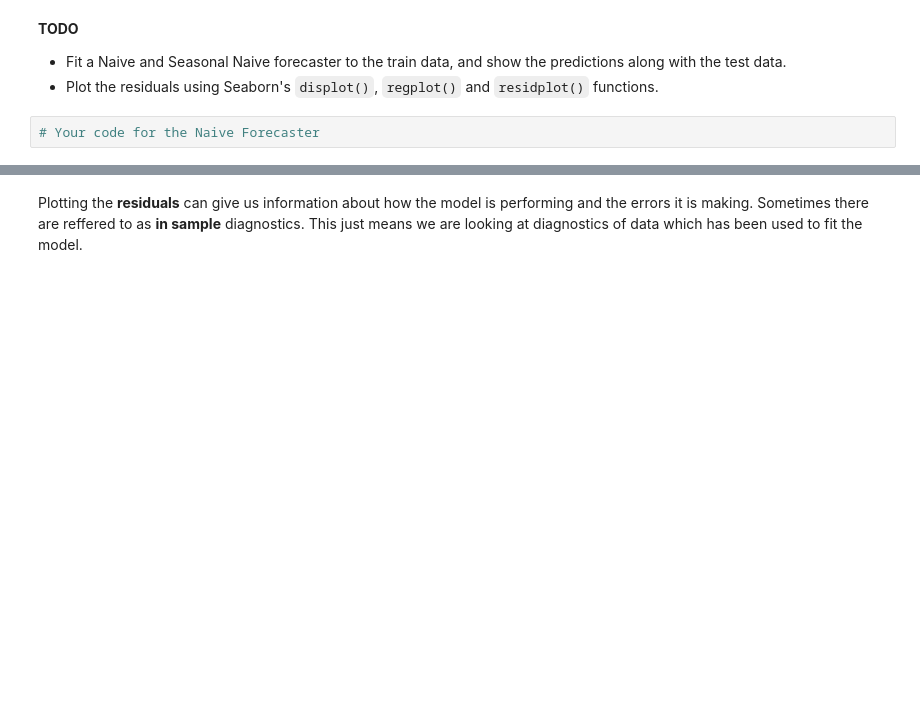
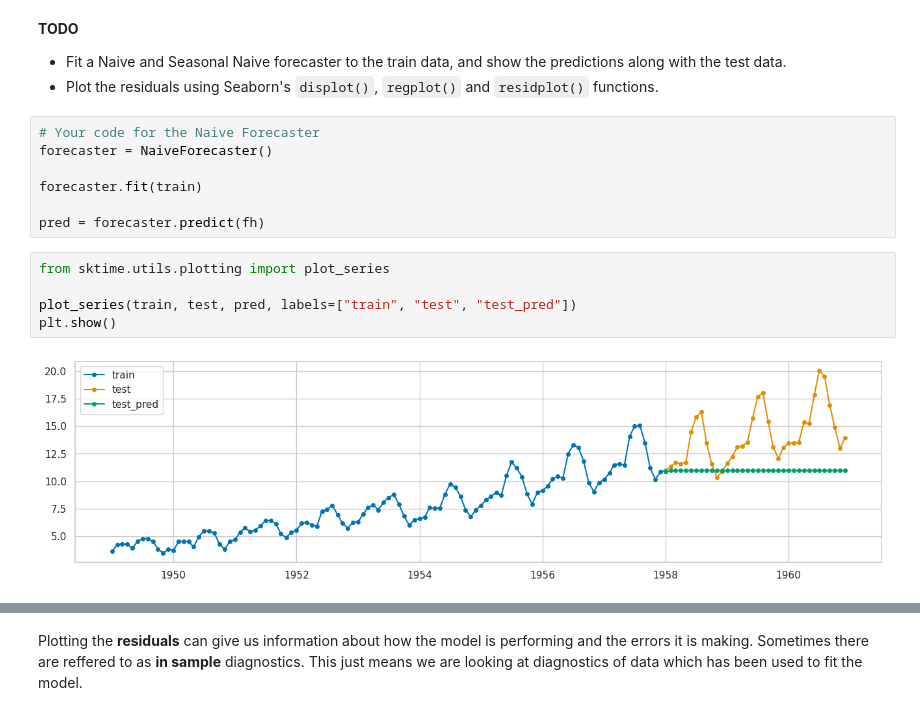
Before and after one commit to clarka34/12_machine_learning, a Jupyter notebook: ML6 - Time Series/notebooks/NB2_Time_Series_Forecasts.ipynb, the cells around one changed output, grey strips where cells are left out. Cells and saved outputs as stored; diff of their text form; blank space fills up the shorter version.

```diff
--- a/ML6 - Time Series/notebooks/NB2_Time_Series_Forecasts.ipynb
+++ b/ML6 - Time Series/notebooks/NB2_Time_Series_Forecasts.ipynb
@@ -186,3 +219,15 @@ fh = ForecastingHorizon(test.index, is_relative=False)
 - Plot the residuals using Seaborn's `displot()`, `regplot()` and `residplot()` functions.
 # %%
 # Your code for the Naive Forecaster
+forecaster = NaiveForecaster()
+
+forecaster.fit(train)
+
+pred = forecaster.predict(fh)
+# %%
+from sktime.utils.plotting import plot_series
+
+plot_series(train, test, pred, labels=["train", "test", "test_pred"])
+plt.show()
+# %% [output]
+[figure, added]
```
Also changed, not shown: parts of 35 cells of this notebook, 1 other file.
